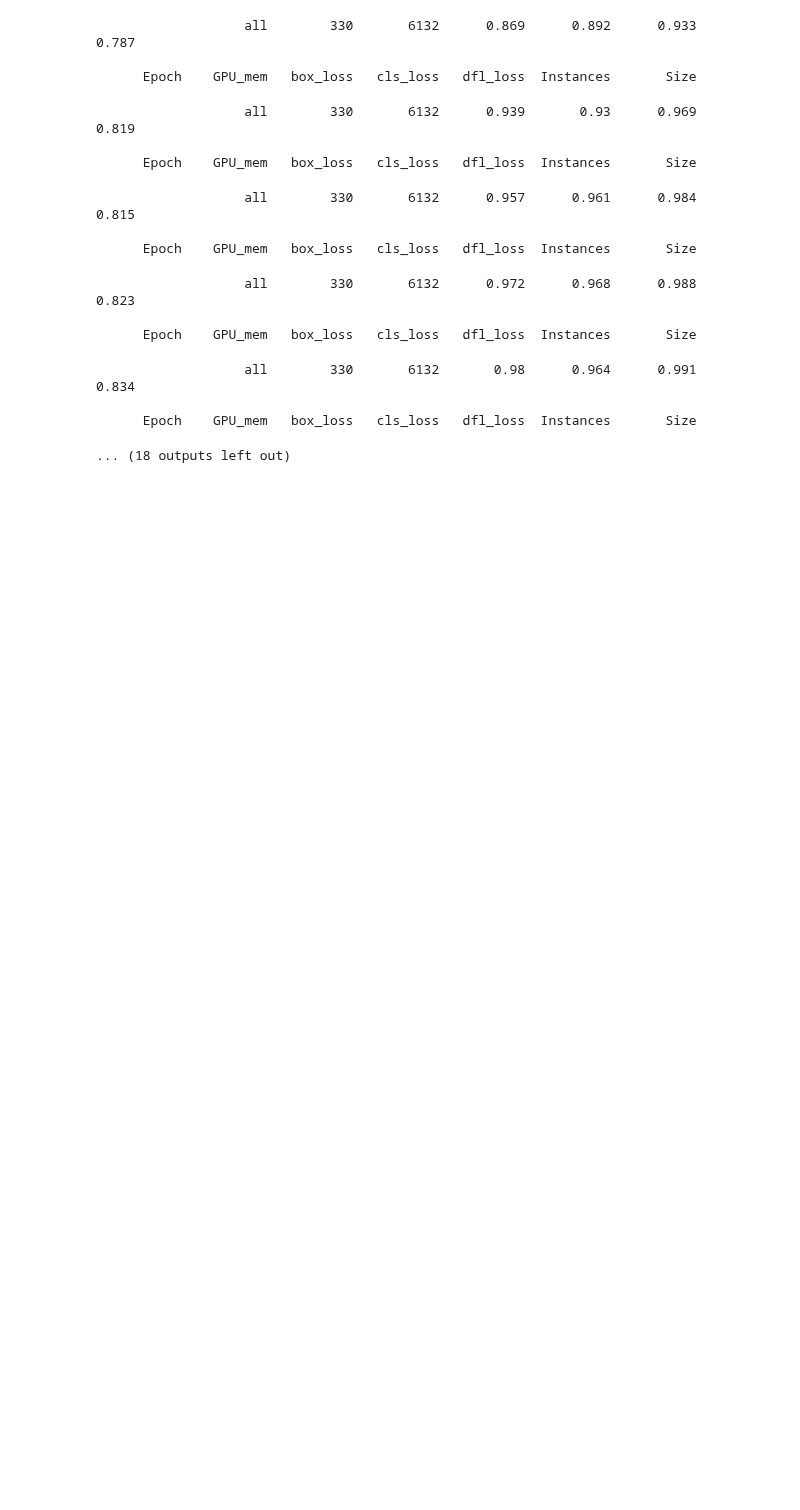
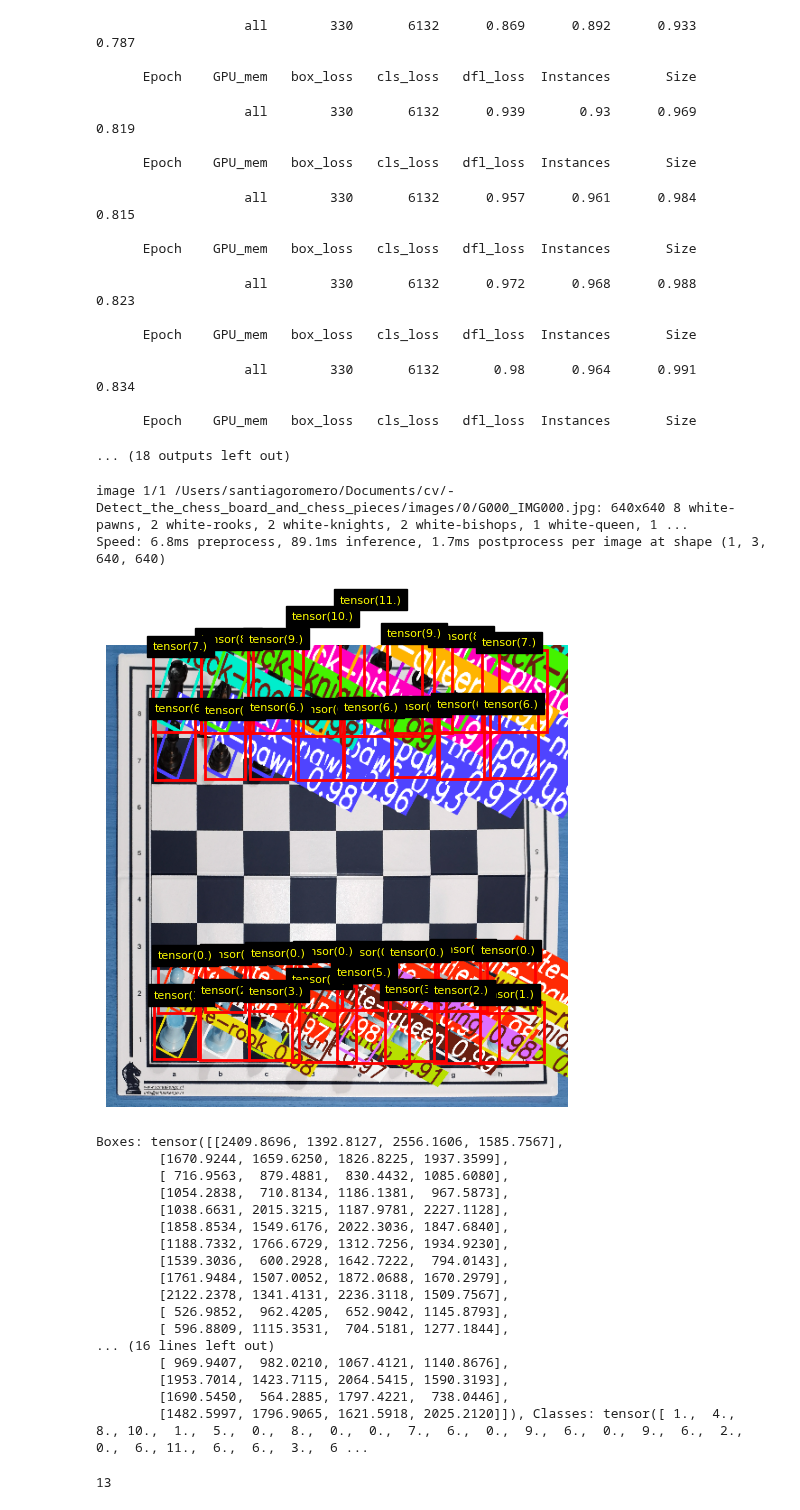
Before and after one commit to wesdpre/-Detect_the_chess_board_and_chess_pieces, a Jupyter notebook: task3_piece_recognition.ipynb, the cells around one changed output. Cells and saved outputs as stored; diff of their text form; code cells hidden in the pictures; blank space fills up the shorter version.

Commit message:
digital twin for YOLO

```diff
--- a/task3_piece_recognition.ipynb
+++ b/task3_piece_recognition.ipynb
@@ -200,7 +204,7 @@ OFFSET = 50
 class CheatDataset(Dataset):
     def __init__(self, root_dir, partition, transform=None, corners=False, warp=False):
         self.root = root_dir
-        self.anns = json.load(open(os.path.join(root_dir, 'label_corrected_annotations.json')))
+        self.anns = json.load(open(os.path.join(root_dir, 'annotations.json')))
 
         self.id_to_category = {c['id']: c['name'] for c in self.anns['categories']}
         self.category_to_id = {c['name']: c['id'] for c in self.anns['categories']}
@@ -305,6 +309,6 @@ class CheatDataset(Dataset):
 
         return image, target
 # %%
-train_dataset = CheatDataset('./chessred2k', 'train', data_aug, corners=True, warp=False)
-valid_dataset = CheatDataset('./chessred2k', 'valid', data_in, corners=True, warp=False)
-test_dataset = CheatDataset('./chessred2k', 'test', data_in, corners=True, warp=False)
+train_dataset = CheatDataset('', 'train', data_aug, corners=True, warp=False)
+valid_dataset = CheatDataset('', 'valid', data_in, corners=True, warp=False)
+test_dataset = CheatDataset('', 'test', data_in, corners=True, warp=False)
@@ -962,0 +894,57 @@ Starting training for 100 epochs...
+# %%
+model = YOLO("chess_board_detection/yolo11n_run2/weights/best.pt")
+
+# Predecir en una imagen
+results = model.predict(
+    source=test_dataset.file_names[0]
+)
+
+
+result = results[0]  # Get the first result
+boxes = result.boxes.xyxy  # Coor [x1, y1, x2, y2]
+labels = result.boxes.cls  # class id
+confs = result.boxes.conf   # confidence scores
+
+
+corners = test_dataset.get_corners(0)
+M = get_perspective_transform(corners)
+
+# === Warp image ===
+warp_img = cv2.warpPerspective(result.plot(), M, (512, 512))
+
+warped_boxes = warp_boxes(boxes, M)
+
+fig, ax = plt.subplots(figsize=(6, 6))
+ax.imshow(warp_img)
+
+for box, label in zip(warped_boxes, labels):
+    x1, y1, x2, y2 = box
+    rect = Rectangle((x1, y1), x2 - x1, y2 - y1,
+                    linewidth=2, edgecolor='red', facecolor='none')
+    ax.add_patch(rect)
+    ax.text(x1, y1 - 5, str(label), color='yellow', fontsize=8, backgroundcolor='black')
+
+plt.axis('off')
+plt.show()
+# %% [output]
+image 1/1 /Users/santiagoromero/Documents/cv/-Detect_the_chess_board_and_chess_pieces/images/0/G000_IMG000.jpg: 640x640 8 white-pawns, 2 white-rooks, 2 white-knights, 2 white-bishops, 1 white-queen, 1 ...
+Speed: 6.8ms preprocess, 89.1ms inference, 1.7ms postprocess per image at shape (1, 3, 640, 640)
+[figure, added]
+Boxes: tensor([[2409.8696, 1392.8127, 2556.1606, 1585.7567],
+        [1670.9244, 1659.6250, 1826.8225, 1937.3599],
+        [ 716.9563,  879.4881,  830.4432, 1085.6080],
+        [1054.2838,  710.8134, 1186.1381,  967.5873],
+        [1038.6631, 2015.3215, 1187.9781, 2227.1128],
+        [1858.8534, 1549.6176, 2022.3036, 1847.6840],
+        [1188.7332, 1766.6729, 1312.7256, 1934.9230],
+        [1539.3036,  600.2928, 1642.7222,  794.0143],
+        [1761.9484, 1507.0052, 1872.0688, 1670.2979],
+        [2122.2378, 1341.4131, 2236.3118, 1509.7567],
+        [ 526.9852,  962.4205,  652.9042, 1145.8793],
+        [ 596.8809, 1115.3531,  704.5181, 1277.1844],
+... (16 lines left out)
+        [ 969.9407,  982.0210, 1067.4121, 1140.8676],
+        [1953.7014, 1423.7115, 2064.5415, 1590.3193],
+        [1690.5450,  564.2885, 1797.4221,  738.0446],
+        [1482.5997, 1796.9065, 1621.5918, 2025.2120]]), Classes: tensor([ 1.,  4.,  8., 10.,  1.,  5.,  0.,  8.,  0.,  0.,  7.,  6.,  0.,  9.,  6.,  0.,  9.,  6.,  2.,  0.,  6., 11.,  6.,  6.,  3.,  6 ...
+13
```
Also changed, not shown: parts of 10 cells of this notebook.
